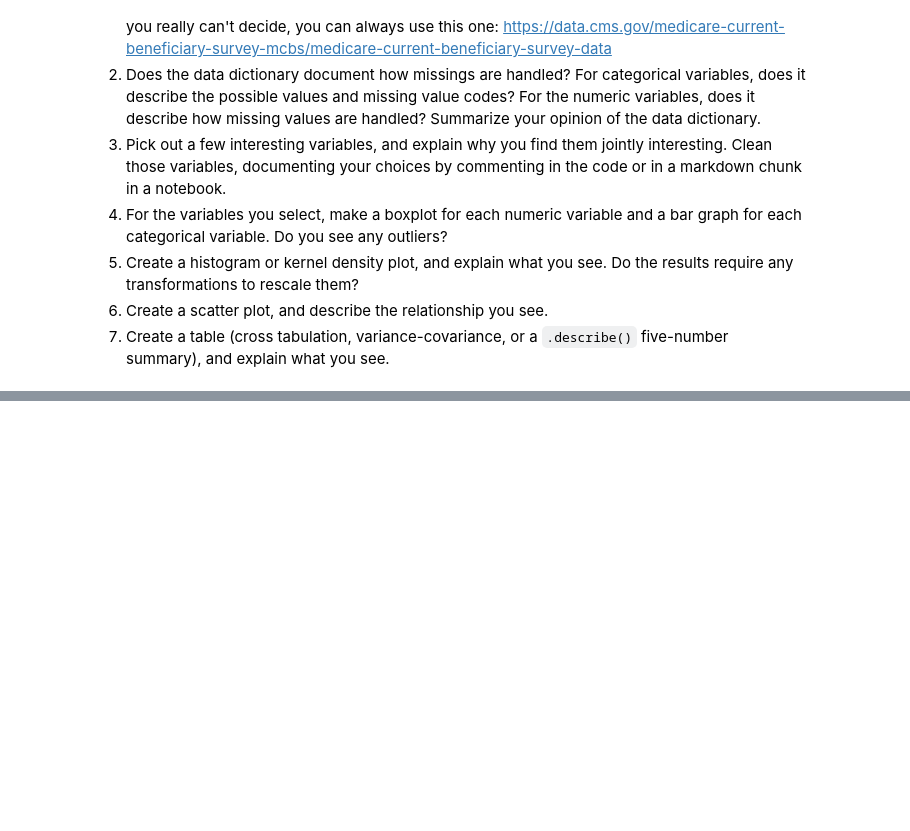
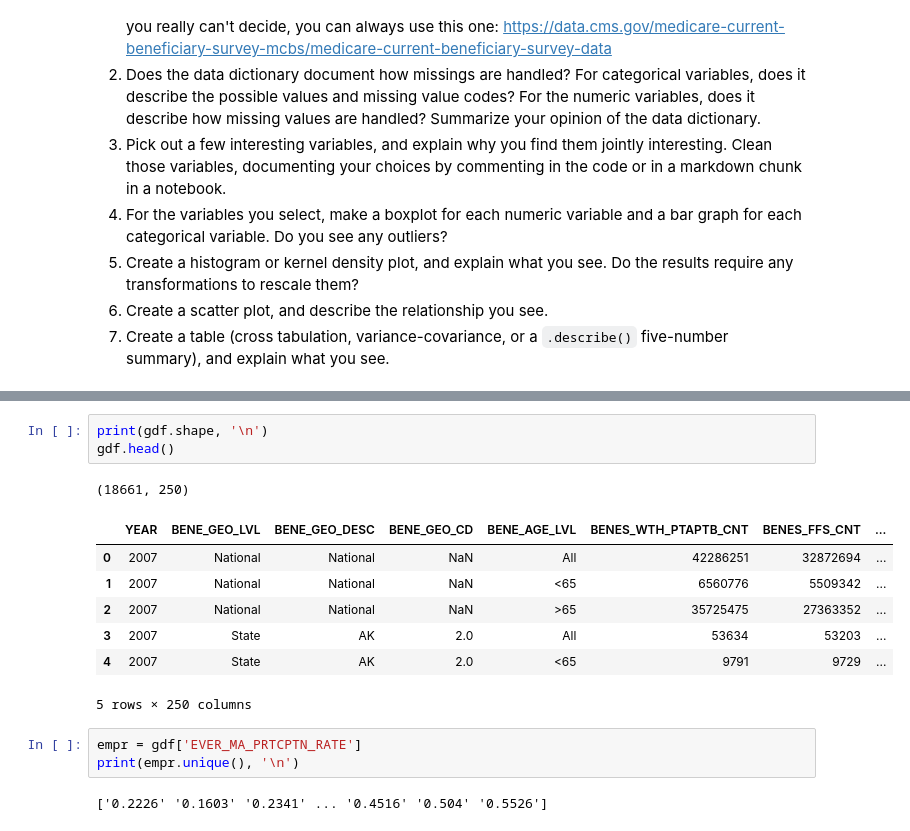
Before and after one commit to gdbwoo/visualization, a Jupyter notebook: assignment/assignment.ipynb, the cells around one changed output, grey strips where cells are left out. Drawn from its saved outputs; the diff is of its cells as text; blank space fills up the shorter version.

```diff
--- a/assignment/assignment.ipynb
+++ b/assignment/assignment.ipynb
@@ -263,0 +273,17 @@ Part 1:
+# %%
+print(gdf.shape, '\n')
+gdf.head()
+# %% [output]
+(18661, 250)
+|  | YEAR | BENE_GEO_LVL | BENE_GEO_DESC | BENE_GEO_CD | BENE_AGE_LVL | BENES_WTH_PTAPTB_CNT | BENES_FFS_CNT | ... |
+| 0 | 2007 | National | National | NaN | All | 42286251 | 32872694 | ... |
+| 1 | 2007 | National | National | NaN | <65 | 6560776 | 5509342 | ... |
+| 2 | 2007 | National | National | NaN | >65 | 35725475 | 27363352 | ... |
+| 3 | 2007 | State | AK | 2.0 | All | 53634 | 53203 | ... |
+| 4 | 2007 | State | AK | 2.0 | <65 | 9791 | 9729 | ... |
+5 rows × 250 columns
+# %%
+empr = gdf['EVER_MA_PRTCPTN_RATE']
+print(empr.unique(), '\n')
+# %% [output]
+['0.2226' '0.1603' '0.2341' ... '0.4516' '0.504' '0.5526']
```
Also changed, not shown: parts of 10 cells of this notebook.
